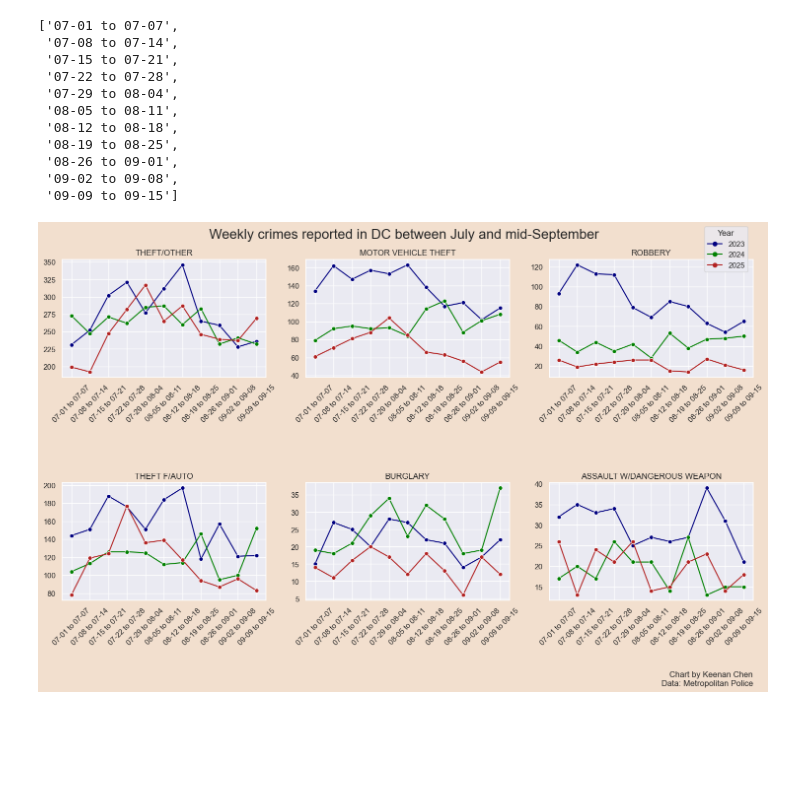
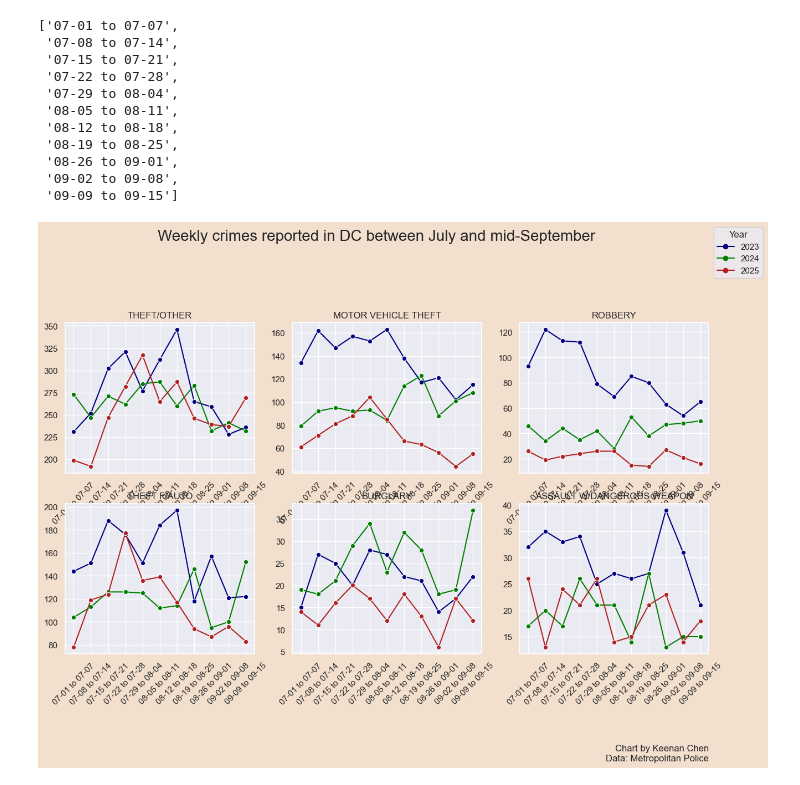
Before and after one commit to kcinbk/dc_crimes, a Jupyter notebook: scripts/EDA_DCCrimes.ipynb, the cells around one changed output. Cells and saved outputs as stored; diff of their text form; code cells hidden in the pictures; blank space fills up the shorter version.

```diff
--- a/scripts/EDA_DCCrimes.ipynb
+++ b/scripts/EDA_DCCrimes.ipynb
@@ -276,35 +276,35 @@ import matplotlib.lines as mlines
 green_line = mlines.Line2D([], [], color='navy', marker='o', label='2023')
 blue_line = mlines.Line2D([], [], color='green', marker='o', label='2024')
 red_line = mlines.Line2D([], [], color='firebrick', marker='o', label='2025')
 
 fig.legend(
     handles=[green_line, blue_line, red_line],
     title="Year",
     loc='upper right',
     bbox_to_anchor=(0.97, 1.03),
     ncol=1
 )
 
 last_ax = axes[i]
 last_ax.text(
     1.0, -0.6,
     "Chart by Keenan Chen\nData: Metropolitan Police",
     ha='right', va='top',
     fontsize=12,
     transform=last_ax.transAxes
 )
 
-plt.tight_layout(rect=[0, 0, 1, 1])
+plt.tight_layout(rect=[0, 1, 1, 1])
 
 title_text = 'Weekly crimes reported in DC between July and mid-September'
 plt.suptitle(title_text, fontsize=20, y=1.02)
 
 safe_filename = f'{viz_dir}/weekly_crimes_dc.jpeg'  # avoid long spaces
 plt.savefig(safe_filename, bbox_inches='tight', dpi=500)
 
 plt.show()
 # %% [output]
-[figure, old version]
+[figure, new version]
 # %%
 fig, axes = plt.subplots(3, 3, figsize=(15, 12))
 axes = axes.flatten()
```
Also changed, not shown: parts of 1 cell of this notebook, 3 other files.
